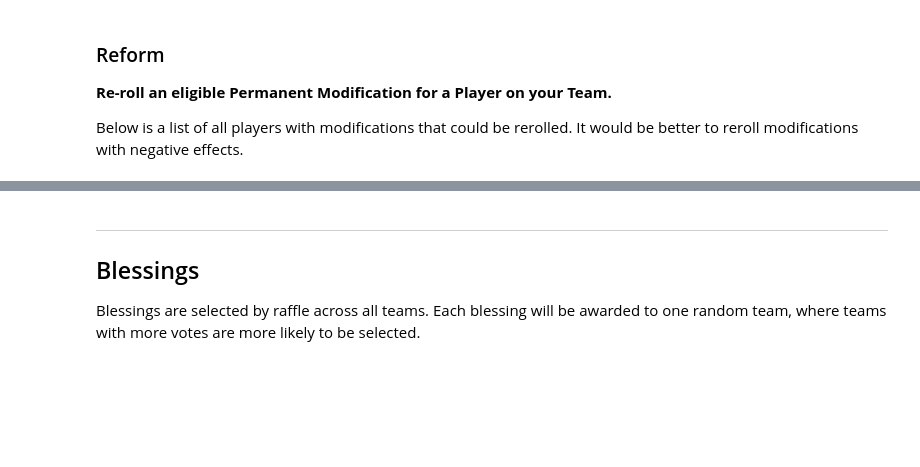
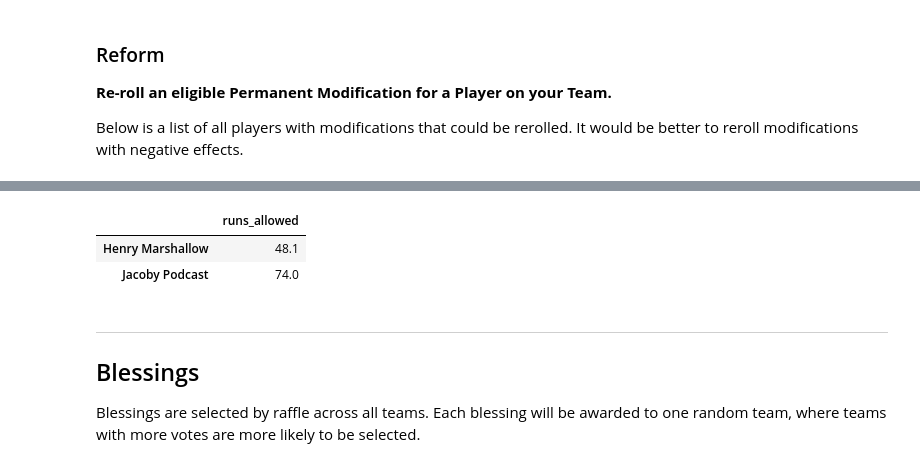
Before and after one commit to robbyblum/blaseball_notebooks, a Jupyter notebook: election_notes/s20.ipynb, the cells around one changed output, grey strips where cells are left out. Drawn from its saved outputs; the diff is of its cells as text; code cells hidden in the pictures; blank space fills up the shorter version.

```diff
--- a/election_notes/s20.ipynb
+++ b/election_notes/s20.ipynb
@@ -938,3 +936,10 @@ table.filter(items=["runs_batted_in"])
+# %%
+table = get_pitching_stats(pies.rotation, season=19)
+table.filter(items=["runs_allowed"])
+# %% [output]
+|  | runs_allowed |
+| Henry Marshallow | 48.1 |
+| Jacoby Podcast | 74.0 |
 # %% [markdown]
 ___
 ## Blessings
```
Also changed, not shown: parts of 32 cells of this notebook.
